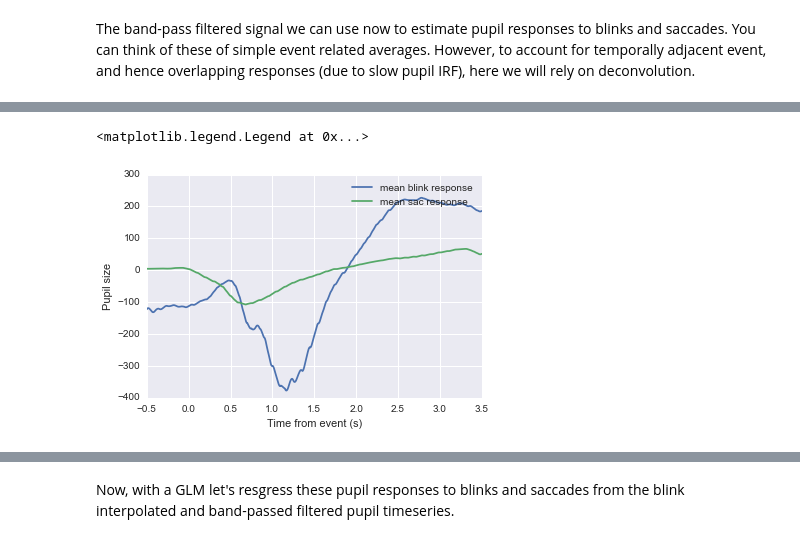
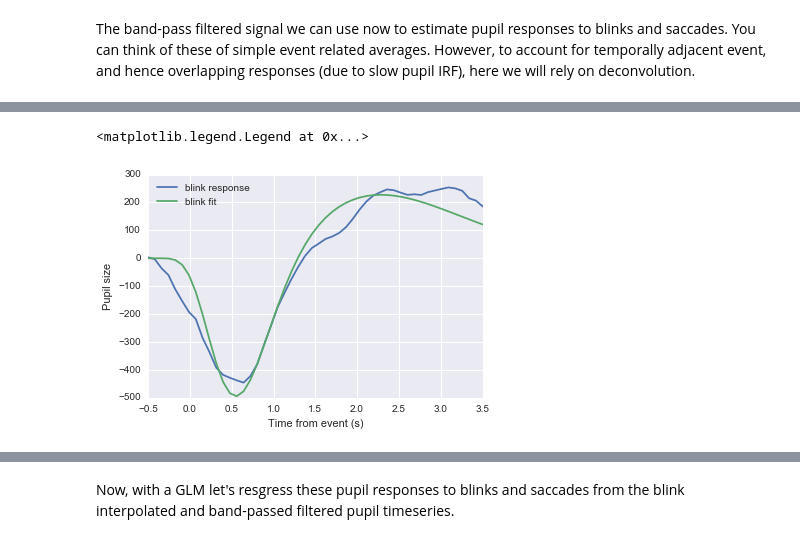
Before and after one commit to DonnerLab/Tutorials, a Jupyter notebook: pupil_preprocess_python.ipynb, the cells around one changed output, grey strips where cells are left out. Cells and saved outputs as stored; diff of their text form; code cells hidden in the pictures.

```diff
--- a/pupil_preprocess_python.ipynb
+++ b/pupil_preprocess_python.ipynb
@@ -93,10 +96,10 @@ INFO:DeconvolutionOperator:upsampled from (11383,) to (11383,) according to rati
 # %%
-xx = np.linspace(-0.5, 3.5, 4000)
-plot(xx, eso.blink_response, label='mean blink response')
-plot(xx, eso.sac_response, label='mean sac response')
+xx = np.linspace(-0.5, 3.5, len(eso.blink_response))
+plot(xx, eso.blink_response, label='blink response')
+plot(xx, eso.blink_fit, label='blink fit')
 xlabel('Time from event (s)')
 ylabel('Pupil size')
-legend()
+legend(loc=2)
 # %% [output]
 <matplotlib.legend.Legend at 0x...>
-[figure, old version]
+[figure, new version]
```
Also changed, not shown: parts of 9 cells of this notebook.
